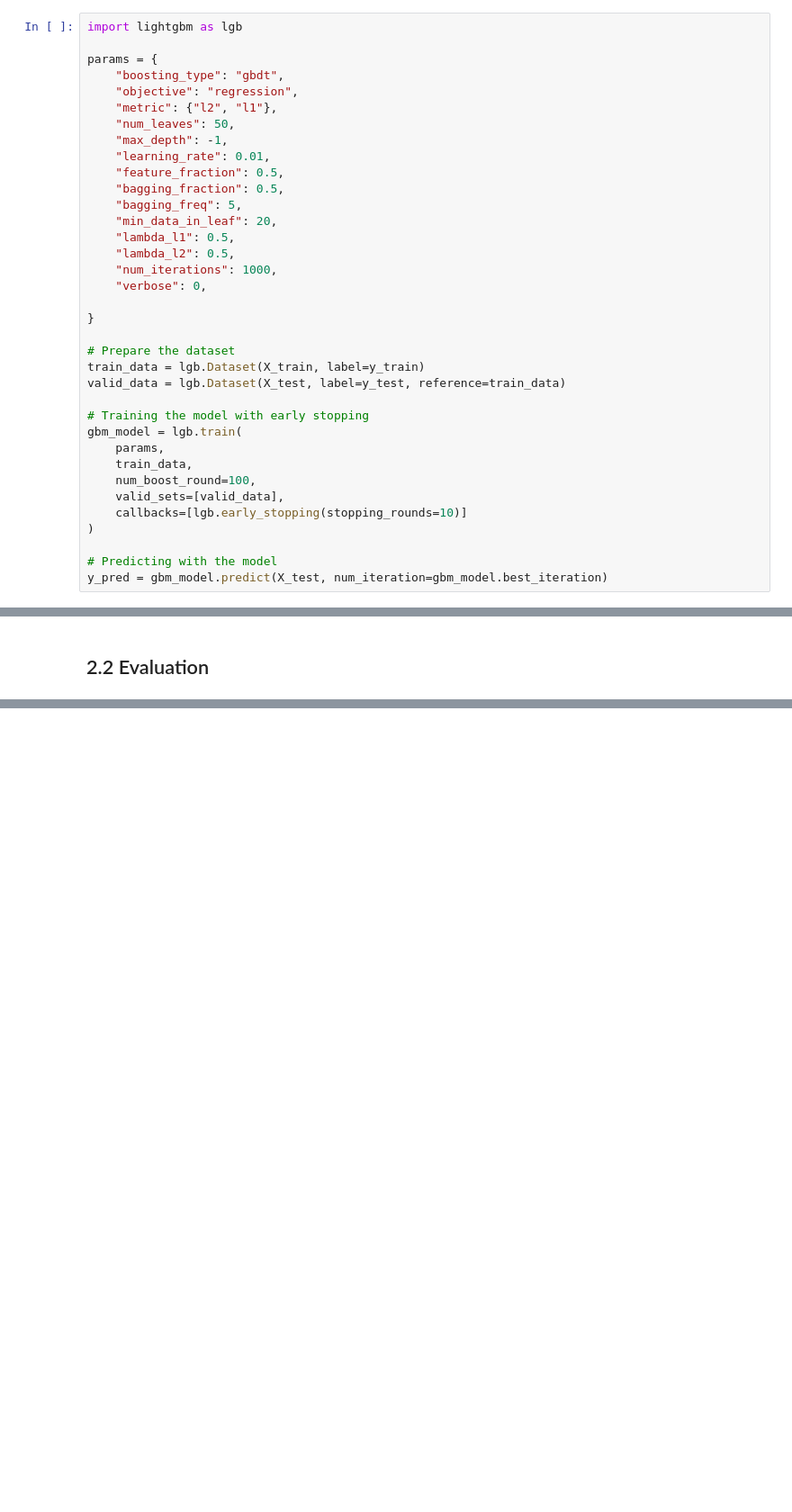
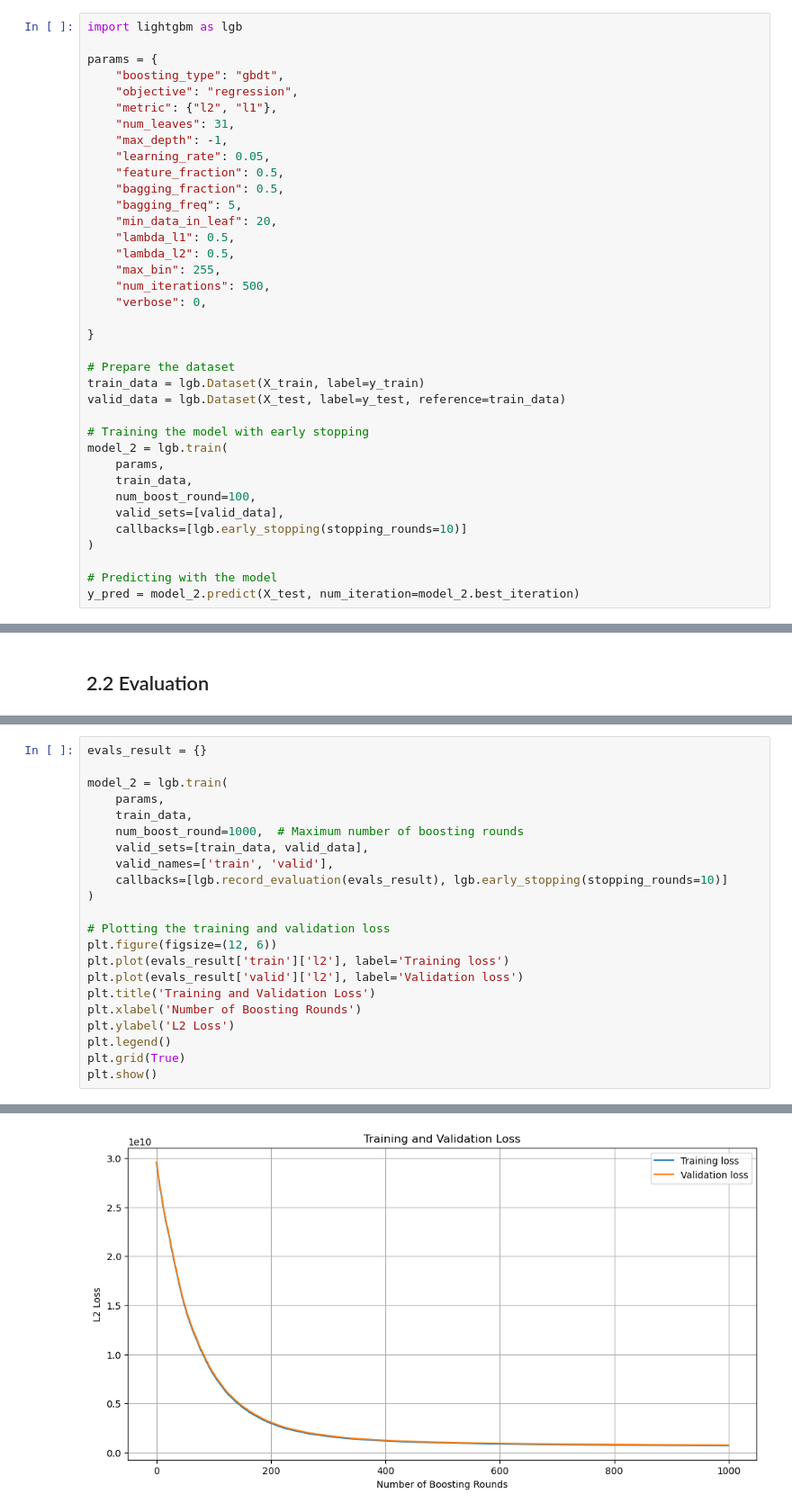
Before and after one commit to Zimmy313/HDB_HousingPrice_ML_Project, a Jupyter notebook: src/Boosting_model.ipynb, the cells around one changed output, grey strips where cells are left out. Shown at 90% size. Saved outputs shown, nothing was run; the diff lists cells and outputs as text; blank space fills up the shorter version.

Commit message:
Updated boosting

```diff
--- a/src/Boosting_model.ipynb
+++ b/src/Boosting_model.ipynb
@@ -344,16 +342,17 @@ params = {
     "boosting_type": "gbdt",
     "objective": "regression",
     "metric": {"l2", "l1"},
-    "num_leaves": 50,
+    "num_leaves": 31,
     "max_depth": -1,
-    "learning_rate": 0.01,
+    "learning_rate": 0.05,
     "feature_fraction": 0.5,
     "bagging_fraction": 0.5,
     "bagging_freq": 5,
     "min_data_in_leaf": 20,
     "lambda_l1": 0.5,
     "lambda_l2": 0.5,
-    "num_iterations": 1000,
+    "max_bin": 255,
+    "num_iterations": 500,
     "verbose": 0,
 
 }
@@ -363,7 +362,7 @@ train_data = lgb.Dataset(X_train, label=y_train)
 valid_data = lgb.Dataset(X_test, label=y_test, reference=train_data)
 
 # Training the model with early stopping
-gbm_model = lgb.train(
+model_2 = lgb.train(
     params,
     train_data,
     num_boost_round=100,
@@ -372,7 +371,7 @@ gbm_model = lgb.train(
 )
 
 # Predicting with the model
-y_pred = gbm_model.predict(X_test, num_iteration=gbm_model.best_iteration)
+y_pred = model_2.predict(X_test, num_iteration=model_2.best_iteration)
 # %% [output]
 [LightGBM] [Warning] Categorical features with more bins than the configured maximum bin number found.
 [LightGBM] [Warning] For categorical features, max_bin and max_bin_by_feature may be ignored with a large number of categories.
@@ -395,0 +409,23 @@ Test R2 Score: 0.9746868538407625
+# %%
+evals_result = {}
+
+model_2 = lgb.train(
+    params,
+    train_data,
+    num_boost_round=1000,  # Maximum number of boosting rounds
+    valid_sets=[train_data, valid_data],
+    valid_names=['train', 'valid'],
+    callbacks=[lgb.record_evaluation(evals_result), lgb.early_stopping(stopping_rounds=10)]
+)
+
+# Plotting the training and validation loss
+plt.figure(figsize=(12, 6))
+plt.plot(evals_result['train']['l2'], label='Training loss')
+plt.plot(evals_result['valid']['l2'], label='Validation loss')
+plt.title('Training and Validation Loss')
+plt.xlabel('Number of Boosting Rounds')
+plt.ylabel('L2 Loss')
+plt.legend()
+plt.grid(True)
+plt.show()
+# %% [output]
@@ -395,0 +435 @@ Test R2 Score: 0.9746868538407625
+[figure, added]
```
Also changed, not shown: parts of 14 cells of this notebook, 5 other files.
